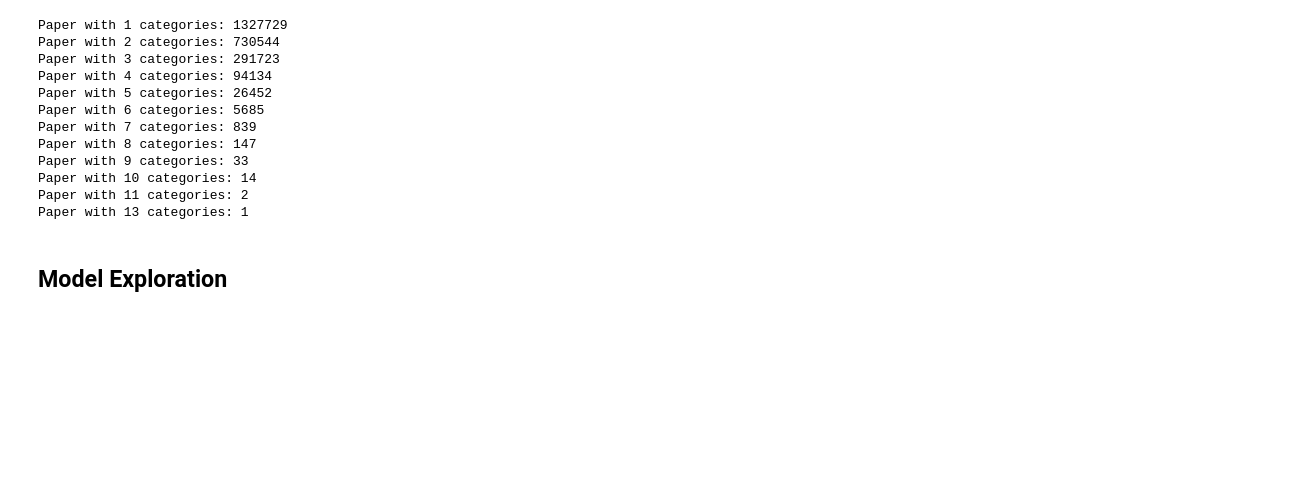
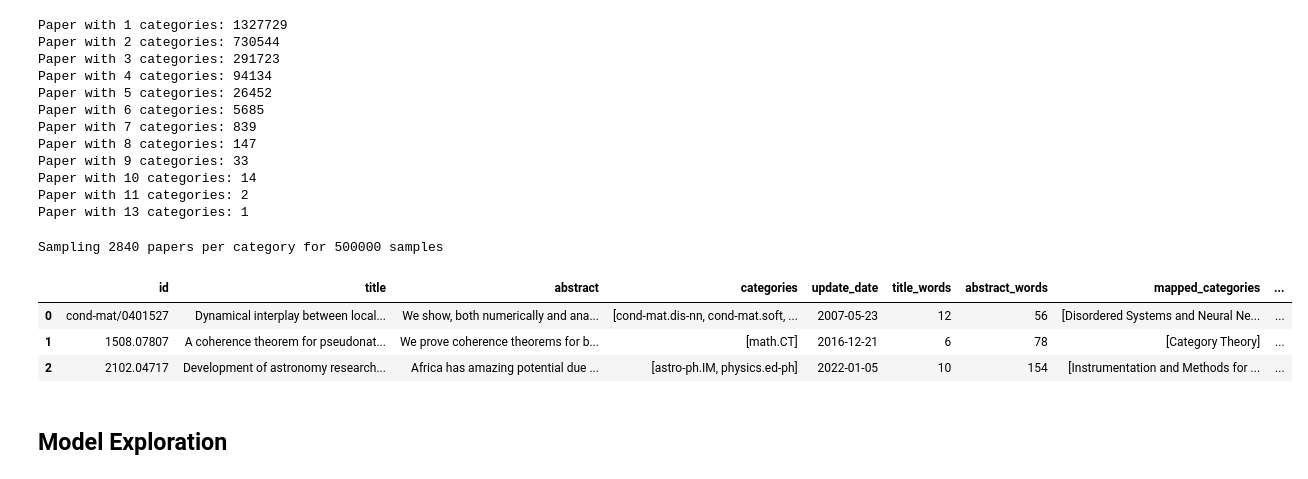
Before and after one commit to Gabriel9753/ArxivAbstractProject, a Jupyter notebook: src/eda.ipynb, the cells around one changed output. Cells and saved outputs as stored; diff of their text form; code cells hidden in the pictures; blank space fills up the shorter version.

```diff
--- a/src/eda.ipynb
+++ b/src/eda.ipynb
@@ -388,3 +388,24 @@ Paper with 9 categories: 33
 Paper with 10 categories: 14
 Paper with 11 categories: 2
 Paper with 13 categories: 1
+# %%
+n_samples = 500_000
+samples_per_category = n_samples // len(category_map.values())
+print(f"Sampling {samples_per_category} papers per category for {n_samples} samples")
+
+sampled_data = []
+for cat, count in category_counts.items():
+    if count < samples_per_category:
+        sampled_data.append(data_df[data_df['mapped_categories'].apply(lambda x: cat in x)])
+    else:
+        sampled_data.append(data_df[data_df['mapped_categories'].apply(lambda x: cat in x)].sample(samples_per_category, random_state=42))
+sampled_df = pd.concat(sampled_data).sample(frac=1, random_state=42).reset_index(drop=True)
+# %% [output]
+Sampling 2840 papers per category for 500000 samples
+# %%
+sampled_df.head(3)
+# %% [output]
+|  | id | title | abstract | categories | update_date | title_words | abstract_words | mapped_categories | ... |
+| 0 | cond-mat/0401527 | Dynamical interplay between local... | We show, both numerically and ana... | [cond-mat.dis-nn, cond-mat.soft, ... | 2007-05-23 | 12 | 56 | [Disordered Systems and Neural Ne... | ... |
+| 1 | 1508.07807 | A coherence theorem for pseudonat... | We prove coherence theorems for b... | [math.CT] | 2016-12-21 | 6 | 78 | [Category Theory] | ... |
+| 2 | 2102.04717 | Development of astronomy research... | Africa has amazing potential due ... | [astro-ph.IM, physics.ed-ph] | 2022-01-05 | 10 | 154 | [Instrumentation and Methods for ... | ... |
```
Also changed, not shown: parts of 7 cells of this notebook.
